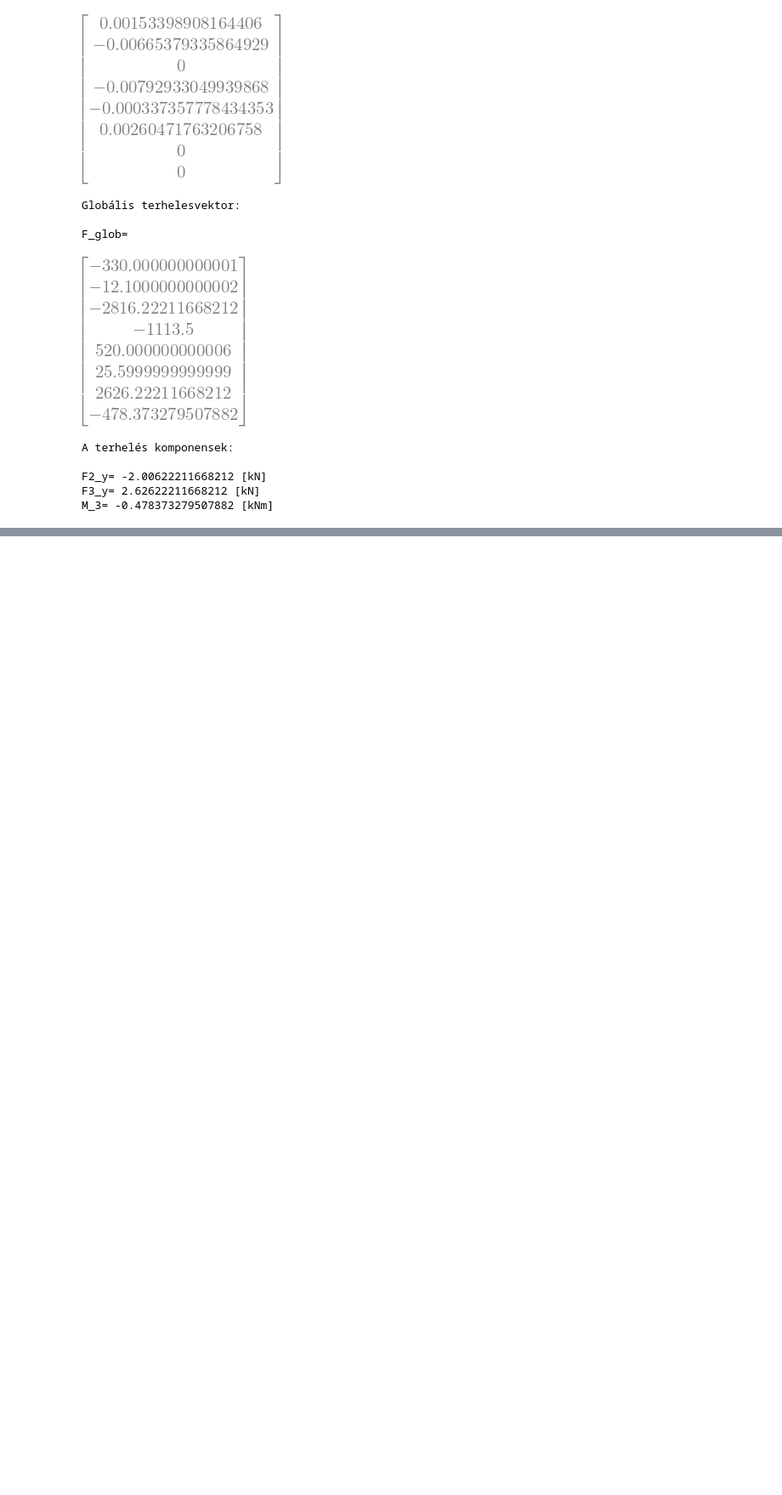
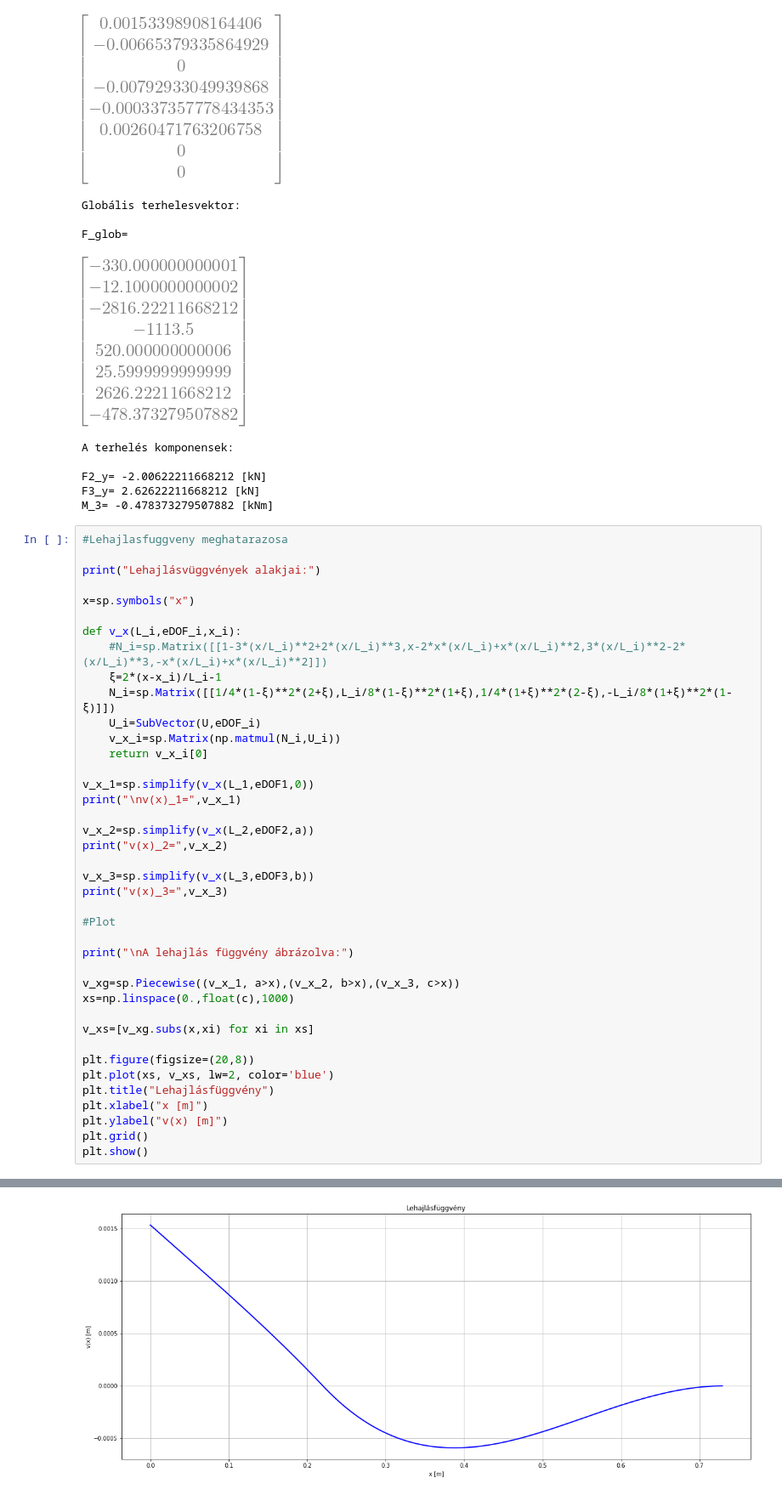
Before and after one commit to near731/VEM_HF1, a Jupyter notebook: vem_hf1.ipynb, the cells around one changed output, grey strips where cells are left out. Shown: that part at 85% size. Cells and saved outputs as stored; diff of their text form; blank space fills up the shorter version.

```diff
--- a/vem_hf1.ipynb
+++ b/vem_hf1.ipynb
@@ -339,3 +340,44 @@ A terhelés komponensek:
 F2_y= -2.00622211668212 [kN]
 F3_y= 2.62622211668212 [kN]
 M_3= -0.478373279507882 [kNm]
+# %%
+#Lehajlasfuggveny meghatarazosa
+
+print("Lehajlásvüggvények alakjai:")
+
+x=sp.symbols("x")
+
+def v_x(L_i,eDOF_i,x_i):
+    #N_i=sp.Matrix([[1-3*(x/L_i)**2+2*(x/L_i)**3,x-2*x*(x/L_i)+x*(x/L_i)**2,3*(x/L_i)**2-2*(x/L_i)**3,-x*(x/L_i)+x*(x/L_i)**2]])
+    ξ=2*(x-x_i)/L_i-1
+    N_i=sp.Matrix([[1/4*(1-ξ)**2*(2+ξ),L_i/8*(1-ξ)**2*(1+ξ),1/4*(1+ξ)**2*(2-ξ),-L_i/8*(1+ξ)**2*(1-ξ)]])
+    U_i=SubVector(U,eDOF_i)
+    v_x_i=sp.Matrix(np.matmul(N_i,U_i))
+    return v_x_i[0]
+
+v_x_1=sp.simplify(v_x(L_1,eDOF1,0))
+print("\nv(x)_1=",v_x_1)
+
+v_x_2=sp.simplify(v_x(L_2,eDOF2,a))
+print("v(x)_2=",v_x_2)
+
+v_x_3=sp.simplify(v_x(L_3,eDOF3,b))
+print("v(x)_3=",v_x_3)
+
+#Plot
+
+print("\nA lehajlás függvény ábrázolva:")
+
+v_xg=sp.Piecewise((v_x_1, a>x),(v_x_2, b>x),(v_x_3, c>x))
+xs=np.linspace(0.,float(c),1000)
+
+v_xs=[v_xg.subs(x,xi) for xi in xs]
+
+plt.figure(figsize=(20,8))
+plt.plot(xs, v_xs, lw=2, color='blue')
+plt.title("Lehajlásfüggvény")
+plt.xlabel("x [m]")
+plt.ylabel("v(x) [m]")
+plt.grid()
+plt.show()
+# %% [output]
@@ -341,0 +391 @@ M_3= -0.478373279507882 [kNm]
+[figure, added]
```
Also changed, not shown: parts of 4 cells of this notebook.
